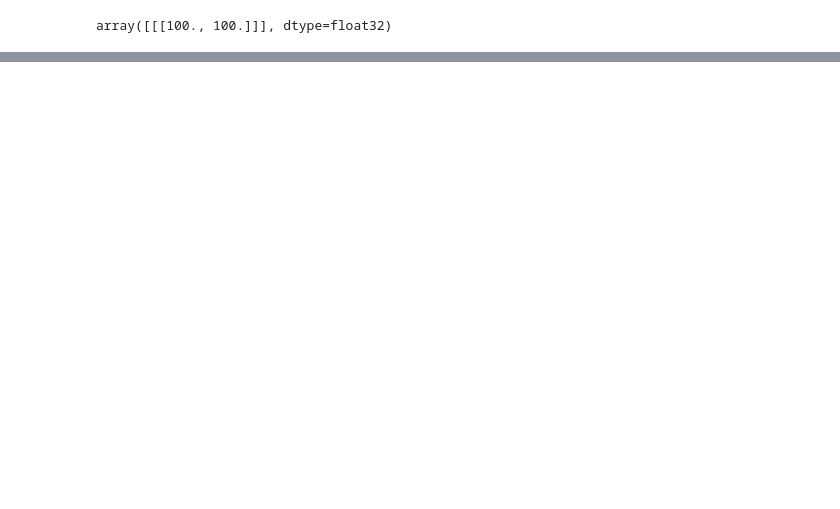
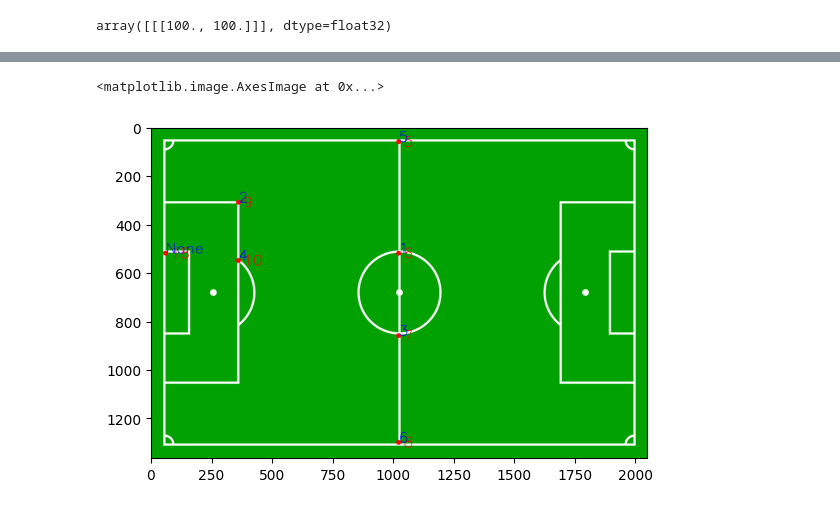
Before and after one commit to Fer14/futstats, a Jupyter notebook: futstats/homography/landmarks_28_homography/nb.ipynb, the cells around one changed output, grey strips where cells are left out. Saved outputs shown, nothing was run; the diff lists cells and outputs as text; code cells hidden in the pictures; blank space fills up the shorter version.

```diff
--- a/futstats/homography/landmarks_28_homography/nb.ipynb
+++ b/futstats/homography/landmarks_28_homography/nb.ipynb
@@ -279,0 +326,24 @@ array([[[100., 100.]]], dtype=float32)
+# %%
+src_points = []
+dst_points = []
+
+
+anns_2d = field.copy()
+
+
+for detection in detections:
+    x2, y2 = detection.rect.bottom_right.int_xy_tuple
+    x1, y1 = detection.rect.top_left.int_xy_tuple
+    center = (int((x1 + x2) / 2),int((y1 + y2) / 2))
+    points_2d = POINT2POINT2D[str(detection.class_id)]
+    src_points.append(center)
+    dst_points.append(points_2d)
+    anns_2d = cv2.circle(anns_2d,points_2d, 10, (255, 0, 0), -1)
+    anns_2d = cv2.putText(anns_2d, str(detection.class_id), (points_2d[0] + 20,points_2d[1] + 20), cv2.FONT_HERSHEY_SIMPLEX, 2, (255, 0, 0),2)
+    anns_2d = cv2.putText(anns_2d, str(detection.tracker_id), points_2d, cv2.FONT_HERSHEY_SIMPLEX, 2, (0, 0, 255),2)
+
+
+plt.imshow(anns_2d)
+# %% [output]
+<matplotlib.image.AxesImage at 0x...>
+[figure, added]
```
Also changed, not shown: parts of 13 cells of this notebook, 4 other files.
